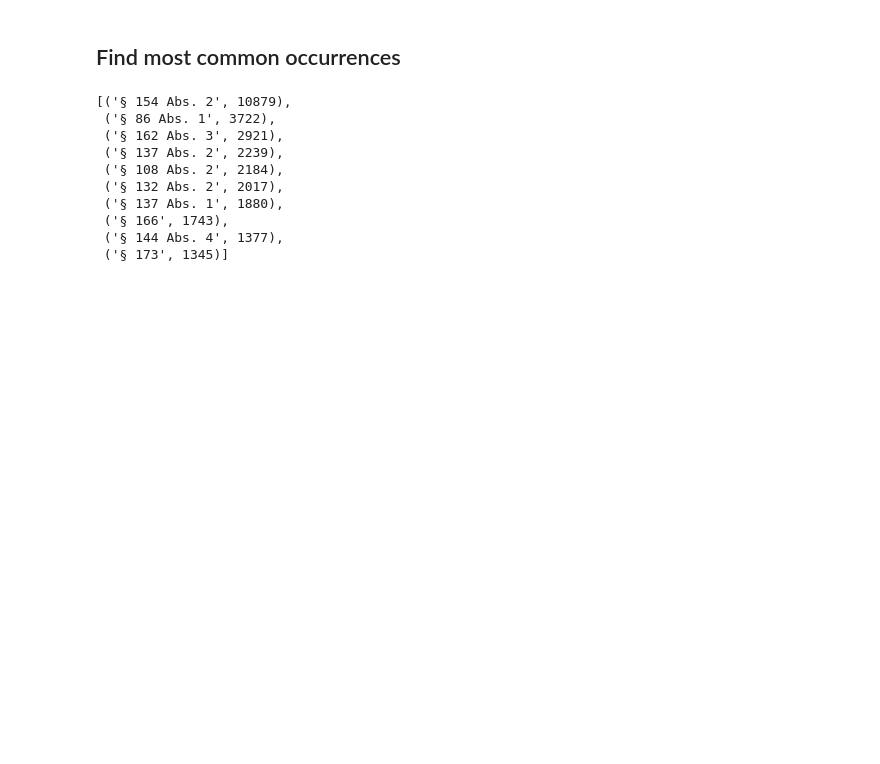
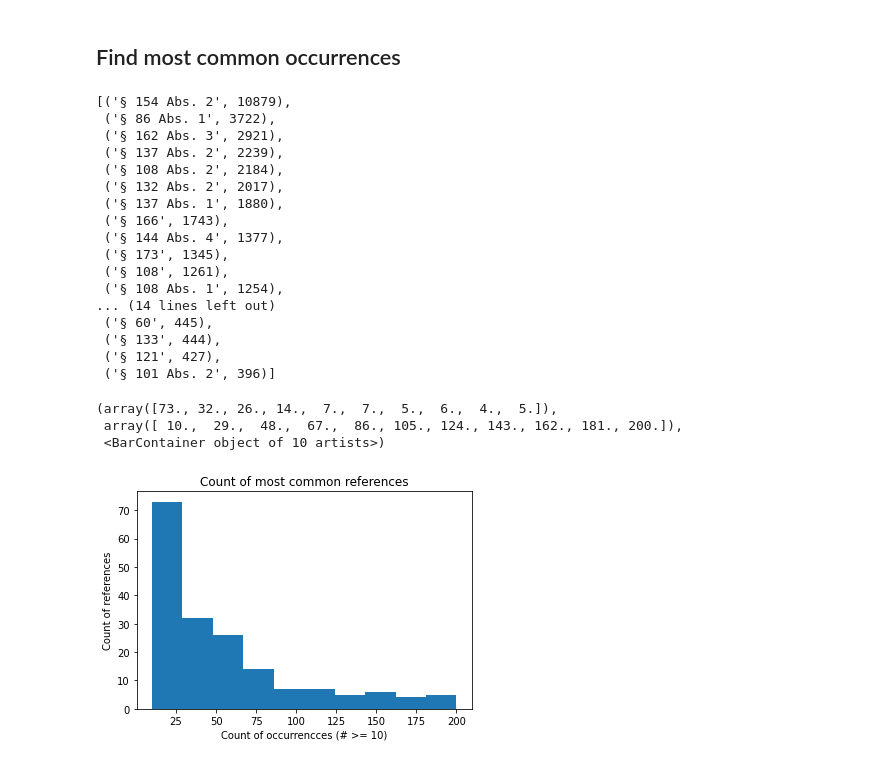
Before and after one commit to ethylomat/LegalComplete, a Jupyter notebook: lennart/Reading Dataset.ipynb, the cells around one changed output. Saved outputs shown, nothing was run; the diff lists cells and outputs as text; code cells hidden in the pictures; blank space fills up the shorter version.

Commit message:
Plot count of occurrences

```diff
--- a/lennart/Reading Dataset.ipynb
+++ b/lennart/Reading Dataset.ipynb
@@ -116,13 +118,13 @@ reference_to_str(references[0])
 # %%
 counter = collections.Counter()
 
-for decision in df['text']:
+for decision in tqdm(df['text']):
     references = find_references(decision, 'VwGO')
     for reference in references:
         reference_str = reference_to_str(reference)
         counter[reference_str] += 1
 
-counter.most_common(10)
+counter.most_common(30)
 # %% [output]
 [('§ 154 Abs. 2', 10879),
  ('§ 86 Abs. 1', 3722),
@@ -133,4 +135,21 @@ counter.most_common(10)
  ('§ 137 Abs. 1', 1880),
  ('§ 166', 1743),
  ('§ 144 Abs. 4', 1377),
- ('§ 173', 1345)]
+ ('§ 173', 1345),
+ ('§ 108', 1261),
+ ('§ 108 Abs. 1', 1254),
+... (14 lines left out)
+ ('§ 60', 445),
+ ('§ 133', 444),
+ ('§ 121', 427),
+ ('§ 101 Abs. 2', 396)]
+# %%
+plt.title('Count of most common references')
+plt.xlabel('Count of occurrencces (# >= 10)')
+plt.ylabel('Count of references')
+plt.hist([count for reference, count in counter.items()], range=[10, 200])
+# %% [output]
+(array([73., 32., 26., 14.,  7.,  7.,  5.,  6.,  4.,  5.]),
+ array([ 10.,  29.,  48.,  67.,  86., 105., 124., 143., 162., 181., 200.]),
+ <BarContainer object of 10 artists>)
+[figure, added]
```
Also changed, not shown: parts of 1 cell of this notebook, 1 other file.
